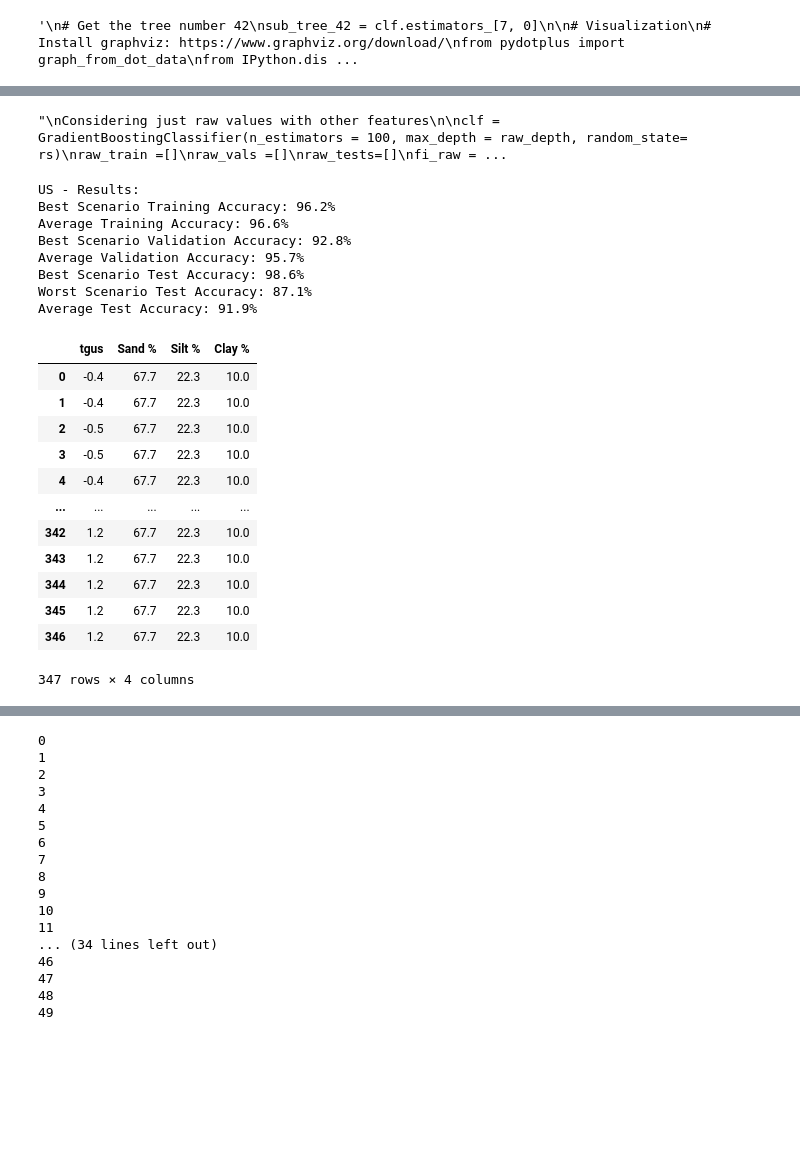
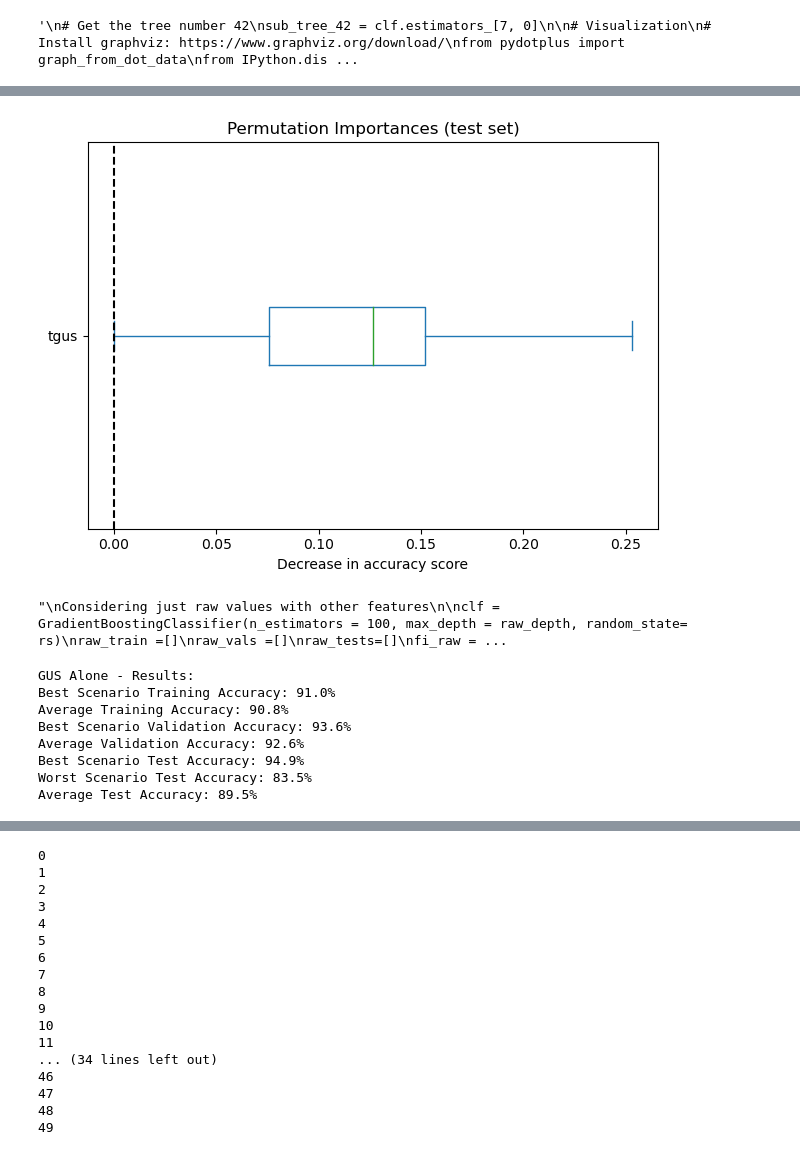
Before and after one commit to izguenther6/orie4741-final, a Jupyter notebook: scripts/trees.ipynb, the cells around one changed output, grey strips where cells are left out. Saved outputs shown, nothing was run; the diff lists cells and outputs as text; code cells hidden in the pictures; blank space fills up the shorter version.

```diff
--- a/scripts/trees.ipynb
+++ b/scripts/trees.ipynb
@@ -363,3 +380,12 @@ Average Test Accuracy: 93.1%
+# %%
+c_pi = c_pi.astype(float)
+ax = c_pi.plot.box(vert=False, whis=10)
+ax.set_title("Permutation Importances (test set)")
+ax.axvline(x=0, color="k", linestyle="--")
+ax.set_xlabel("Decrease in accuracy score")
+ax.figure.tight_layout()
+# %% [output]
+[figure, added]
 # %%
 '''
 Considering just raw values with other features
@@ -411,16 +437,20 @@ clf = GradientBoostingClassifier(n_estimators = 100, max_depth = d_depth, random
 d_train =[]
 d_vals =[]
 d_tests=[]
-i = 50
+j = 50
 fi_d = np.zeros((len(df_d.columns) - 1))
 d_tfpn_avg = pd.DataFrame(data = np.zeros((1,4)),columns = ['true positive', 'true negative', 'false positive', 'false negative'])
-for i in range(i):
-    model, train_acc, val_acc, test_acc, tfpn = f.kfold_crossval(df_d, clf, 'bagging')
+d_pi = pd.DataFrame(index = range(j * 10),columns=df_d.iloc[:,:df_d.shape[1] - 1].columns)
+for i in range(j):
+    model, train_acc, val_acc, test_acc, tfpn, pi = f.kfold_crossval(df_d, clf, 'bagging')
     d_train = np.append(train_acc, d_train)
     d_vals = np.append(val_acc, d_vals)
     d_tests = np.append(test_acc, d_tests)
     fi_d += model.feature_importances_
     d_tfpn_avg += tfpn
+
+    for col in d_pi.columns:
+       d_pi.loc[i*10:(i*10)+9, col] = np.array(pi[col])
 
     # keep best model
     if test_acc >= np.max(d_tests):
@@ -451,29 +481,11 @@ print(f'Best Scenario Test Accuracy: {d_test_best}%')
 print(f'Worst Scenario Test Accuracy: {d_test_worst}%')
 print(f'Average Test Accuracy: {d_tests_avg}%')
 # %% [output]
-US - Results:
-Best Scenario Training Accuracy: 96.2%
-Average Training Accuracy: 96.6%
-Best Scenario Validation Accuracy: 92.8%
-Average Validation Accuracy: 95.7%
-Best Scenario Test Accuracy: 98.6%
-Worst Scenario Test Accuracy: 87.1%
-Average Test Accuracy: 91.9%
+GUS Alone - Results:
+Best Scenario Training Accuracy: 91.0%
+Average Training Accuracy: 90.8%
+Best Scenario Validation Accuracy: 93.6%
+Average Validation Accuracy: 92.6%
+Best Scenario Test Accuracy: 94.9%
+Worst Scenario Test Accuracy: 83.5%
+Average Test Accuracy: 89.5%
-# %%
-df_a.iloc[:,-1]
-len(df_a.columns)
-df_a.iloc[:,:len(df_a.columns)-1]
-# %% [output]
-|  | tgus | Sand % | Silt % | Clay % |
-| 0 | -0.4 | 67.7 | 22.3 | 10.0 |
-| 1 | -0.4 | 67.7 | 22.3 | 10.0 |
-| 2 | -0.5 | 67.7 | 22.3 | 10.0 |
-| 3 | -0.5 | 67.7 | 22.3 | 10.0 |
-| 4 | -0.4 | 67.7 | 22.3 | 10.0 |
-| ... | ... | ... | ... | ... |
-| 342 | 1.2 | 67.7 | 22.3 | 10.0 |
-| 343 | 1.2 | 67.7 | 22.3 | 10.0 |
-| 344 | 1.2 | 67.7 | 22.3 | 10.0 |
-| 345 | 1.2 | 67.7 | 22.3 | 10.0 |
-| 346 | 1.2 | 67.7 | 22.3 | 10.0 |
-347 rows × 4 columns
```
Also changed, not shown: parts of 16 cells of this notebook, 6 other files.
